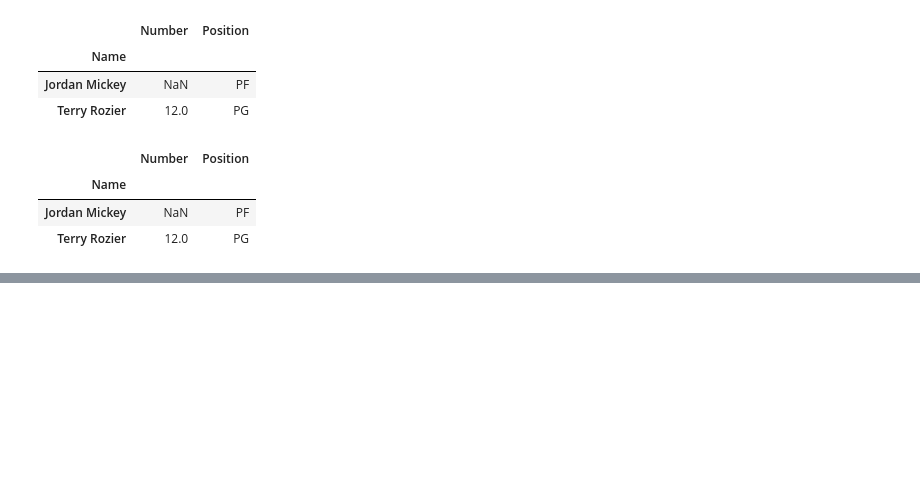
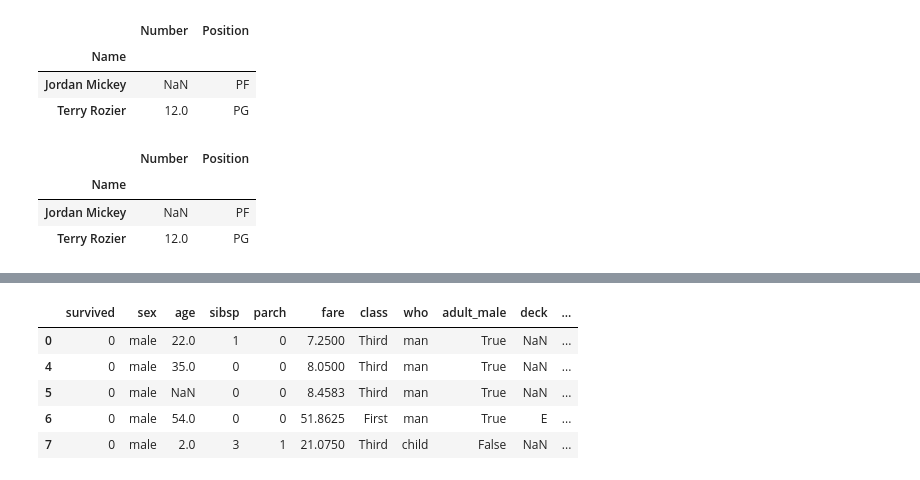
Before and after one commit to ntlong-NEU/DSEB65B-DataPre-Visual, a Jupyter notebook: Lesson_1_getting_started_pandas.ipynb, the cells around one changed output, grey strips where cells are left out. Saved outputs shown, nothing was run; the diff lists cells and outputs as text; code cells hidden in the pictures; blank space fills up the shorter version.

```diff
--- a/Lesson_1_getting_started_pandas.ipynb
+++ b/Lesson_1_getting_started_pandas.ipynb
@@ -462,0 +547,10 @@ df_01.iloc[3:5, 1:3]  # Accessing a range of rows and columns by integer locatio
+# %%
+mask = df_lab0['sex']=='male'
+df_lab0[mask]  # Filtering rows where
+# %% [output]
+|  | survived | sex | age | sibsp | parch | fare | class | who | adult_male | deck | ... |
+| 0 | 0 | male | 22.0 | 1 | 0 | 7.2500 | Third | man | True | NaN | ... |
+| 4 | 0 | male | 35.0 | 0 | 0 | 8.0500 | Third | man | True | NaN | ... |
+| 5 | 0 | male | NaN | 0 | 0 | 8.4583 | Third | man | True | NaN | ... |
+| 6 | 0 | male | 54.0 | 0 | 0 | 51.8625 | First | man | True | E | ... |
+| 7 | 0 | male | 2.0 | 3 | 1 | 21.0750 | Third | child | False | NaN | ... |
```
Also changed, not shown: parts of 13 cells of this notebook.
